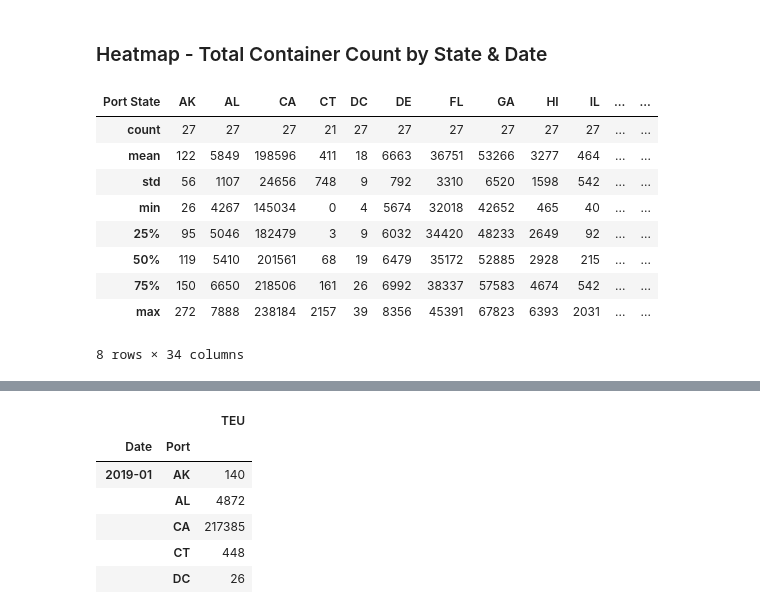
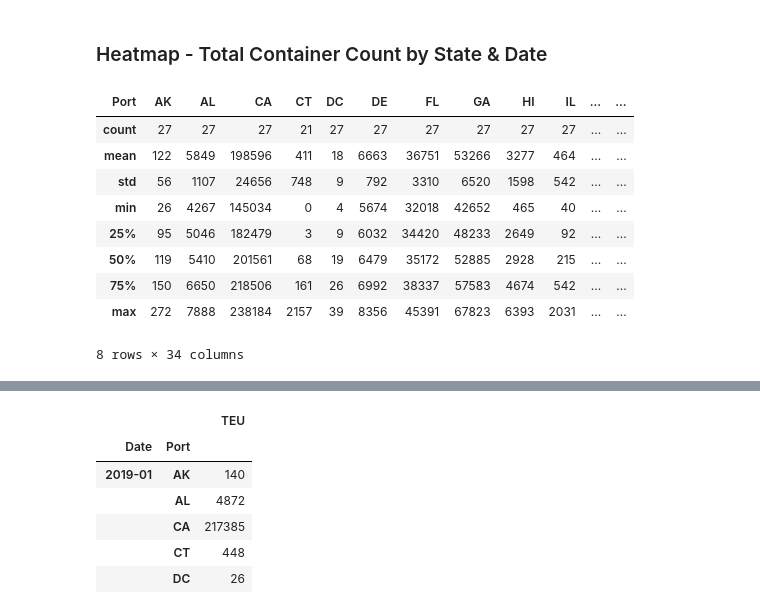
Before and after one commit to naydeenmonzon/Project-2, a Jupyter notebook: US_Census.ipynb, the cells around one changed output, grey strips where cells are left out. Drawn from its saved outputs; the diff is of its cells as text; code cells hidden in the pictures.

```diff
--- a/US_Census.ipynb
+++ b/US_Census.ipynb
@@ -263,10 +263,10 @@ portTEU.to_json("./static/data/portTEU.json")
 # %% [markdown]
 ### Heatmap - Total Container Count by State & Date
 # %%
-portTEUdf = portTEU.pivot(index="Date", columns="Port State", values="TEU")
+portTEUdf = portTEU.pivot(index="Date", columns="Port", values="TEU")
 portTEUdf.describe().astype(int)
 # %% [output]
-| Port State | AK | AL | CA | CT | DC | DE | FL | GA | HI | IL | ... | ... |
+| Port | AK | AL | CA | CT | DC | DE | FL | GA | HI | IL | ... | ... |
 | count | 27 | 27 | 27 | 21 | 27 | 27 | 27 | 27 | 27 | 27 | ... | ... |
 | mean | 122 | 5849 | 198596 | 411 | 18 | 6663 | 36751 | 53266 | 3277 | 464 | ... | ... |
 | std | 56 | 1107 | 24656 | 748 | 9 | 792 | 3310 | 6520 | 1598 | 542 | ... | ... |
```
Also changed, not shown: parts of 3 cells of this notebook, 8 other files.
